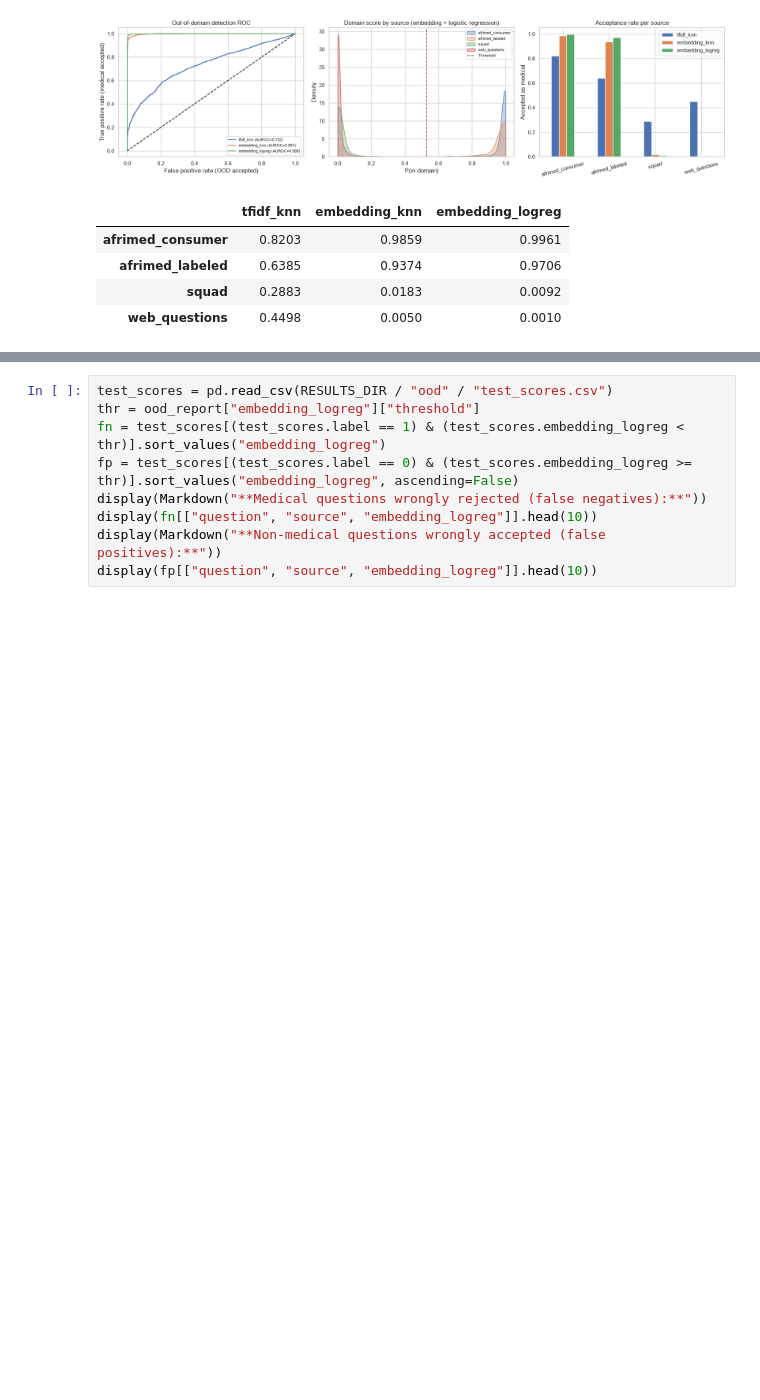
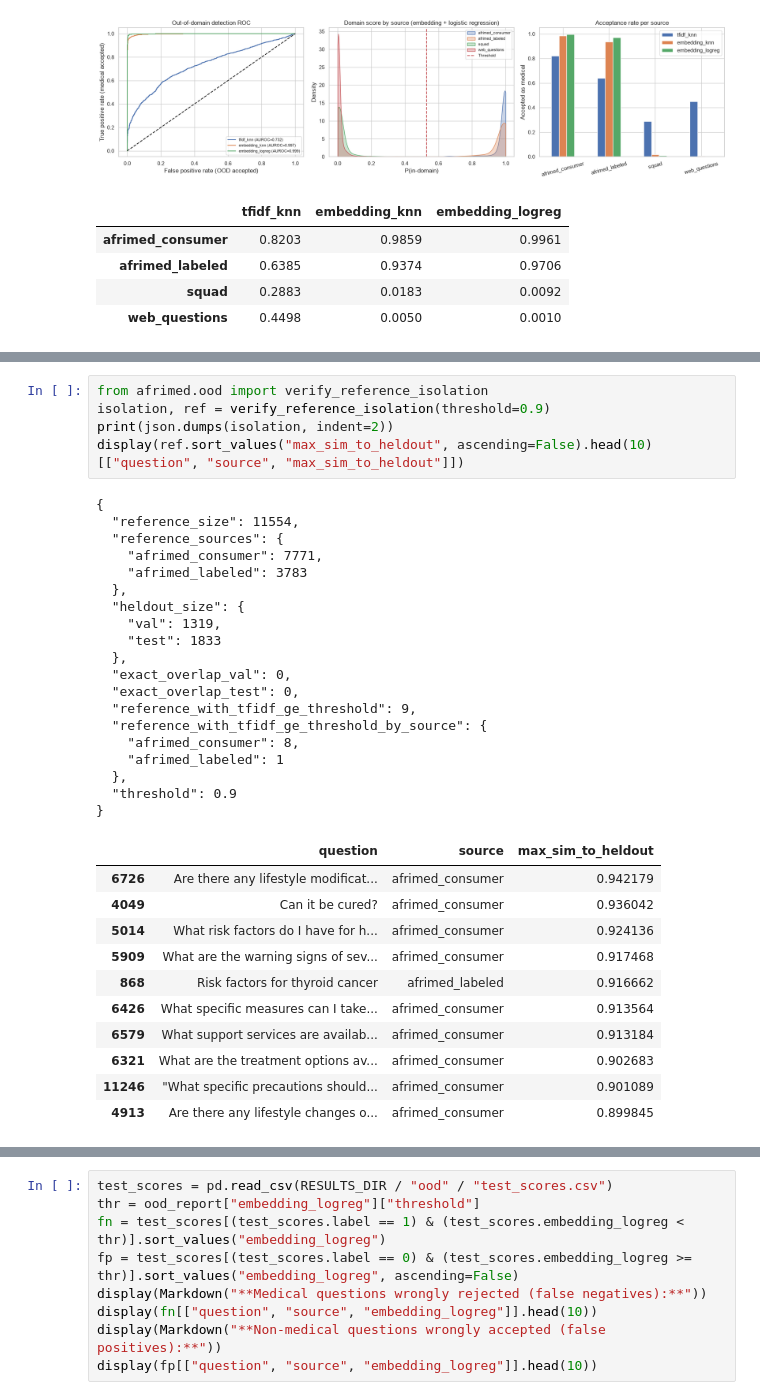
Before and after one commit to mukunzindahiro-max/afrimed-assistant, a Jupyter notebook: notebooks/02_baselines_and_ood.ipynb, the cells around one changed output, grey strips where cells are left out. Saved outputs shown, nothing was run; the diff lists cells and outputs as text; blank space fills up the shorter version.

```diff
--- a/notebooks/02_baselines_and_ood.ipynb
+++ b/notebooks/02_baselines_and_ood.ipynb
@@ -97,0 +145,36 @@ pd.DataFrame({m: ood_report[m]["per_source_acceptance"] for m in ["tfidf_knn", "
+# %%
+from afrimed.ood import verify_reference_isolation
+isolation, ref = verify_reference_isolation(threshold=0.9)
+print(json.dumps(isolation, indent=2))
+display(ref.sort_values("max_sim_to_heldout", ascending=False).head(10)[["question", "source", "max_sim_to_heldout"]])
+# %% [output]
+{
+  "reference_size": 11554,
+  "reference_sources": {
+    "afrimed_consumer": 7771,
+    "afrimed_labeled": 3783
+  },
+  "heldout_size": {
+    "val": 1319,
+    "test": 1833
+  },
+  "exact_overlap_val": 0,
+  "exact_overlap_test": 0,
+  "reference_with_tfidf_ge_threshold": 9,
+  "reference_with_tfidf_ge_threshold_by_source": {
+    "afrimed_consumer": 8,
+    "afrimed_labeled": 1
+  },
+  "threshold": 0.9
+}
+|  | question | source | max_sim_to_heldout |
+| 6726 | Are there any lifestyle modificat... | afrimed_consumer | 0.942179 |
+| 4049 | Can it be cured? | afrimed_consumer | 0.936042 |
+| 5014 | What risk factors do I have for h... | afrimed_consumer | 0.924136 |
+| 5909 | What are the warning signs of sev... | afrimed_consumer | 0.917468 |
+| 868 | Risk factors for thyroid cancer | afrimed_labeled | 0.916662 |
+| 6426 | What specific measures can I take... | afrimed_consumer | 0.913564 |
+| 6579 | What support services are availab... | afrimed_consumer | 0.913184 |
+| 6321 | What are the treatment options av... | afrimed_consumer | 0.902683 |
+| 11246 | "What specific precautions should... | afrimed_consumer | 0.901089 |
+| 4913 | Are there any lifestyle changes o... | afrimed_consumer | 0.899845 |
```
Also changed, not shown: parts of 8 cells of this notebook, 8 other files.
